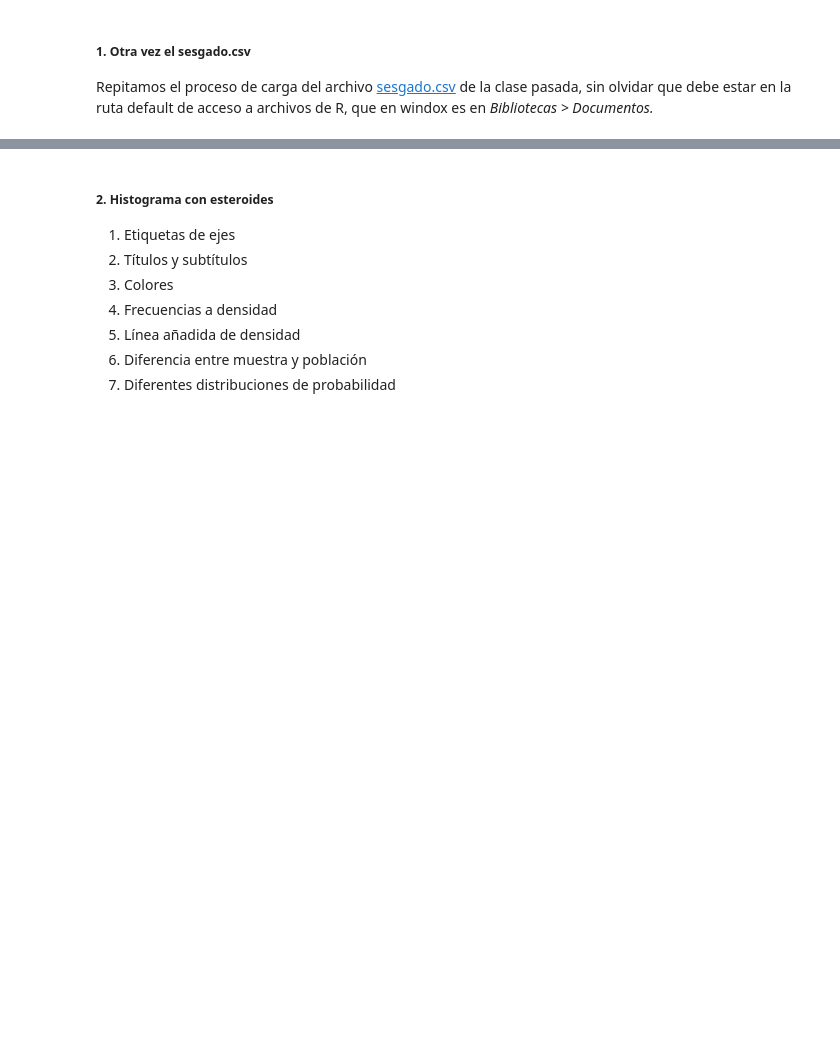
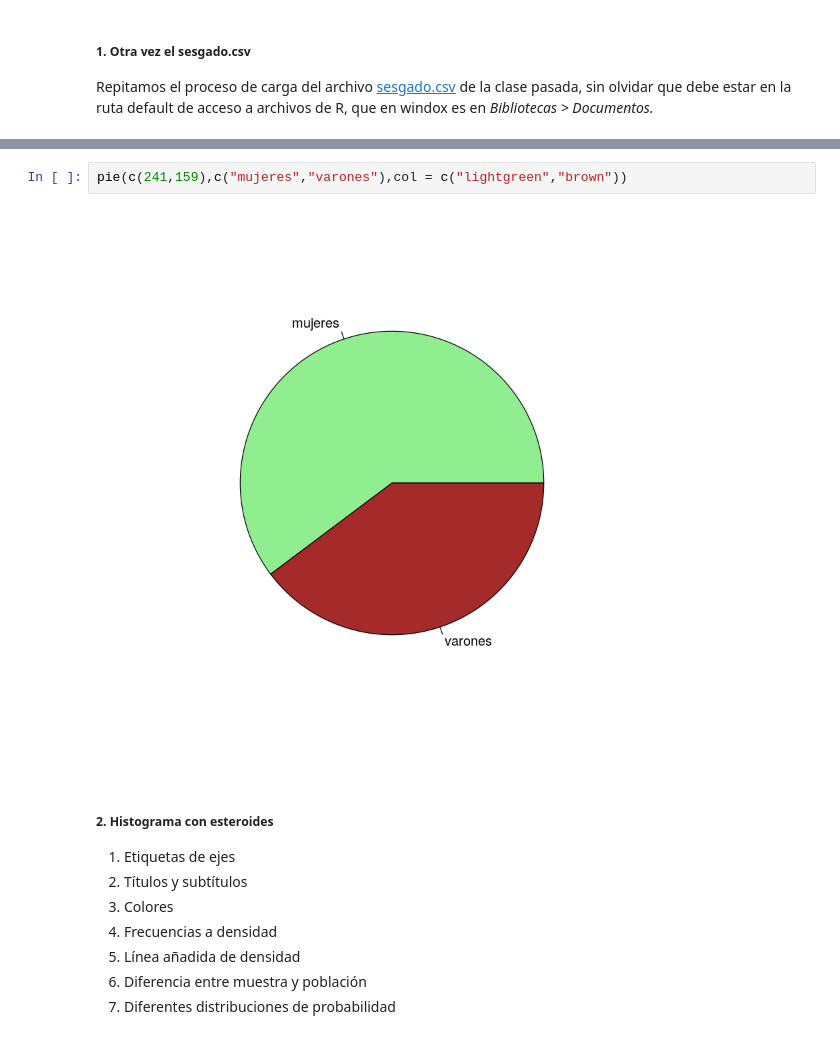
Before and after one commit to juanpedrovasquez/ApuntesSeminario1Doctorado, a Jupyter notebook: session_03_2018-11-24.ipynb, the cells around one changed output, grey strips where cells are left out. Saved outputs shown, nothing was run; the diff lists cells and outputs as text; blank space fills up the shorter version.

```diff
--- a/session_03_2018-11-24.ipynb
+++ b/session_03_2018-11-24.ipynb
@@ -12,3 +92,7 @@ Repitamos el proceso de carga del archivo [sesgado.csv](https://drive.google.com
+# %%
+pie(c(241,159),c("mujeres","varones"),col = c("lightgreen","brown"))
+# %% [output]
+[figure, added]
 # %% [markdown]
 ##### 2. Histograma con esteroides
 1. Etiquetas de ejes
```
Also changed, not shown: parts of 19 cells of this notebook.
